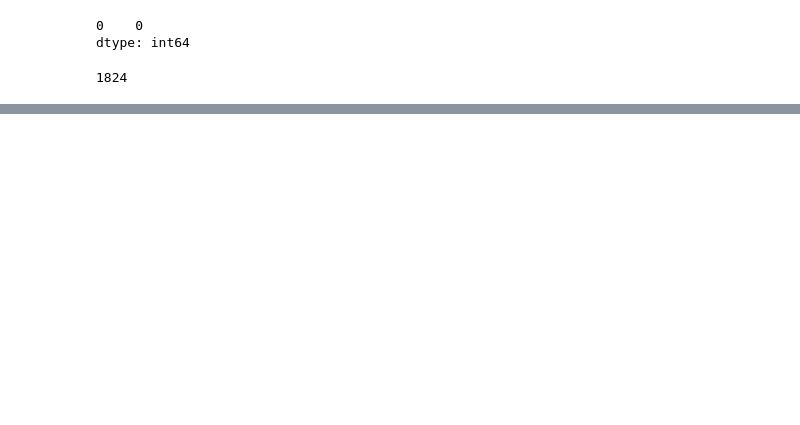
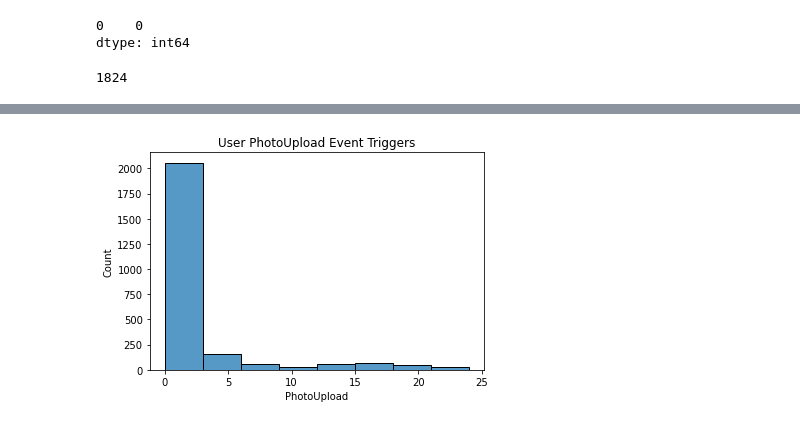
Before and after one commit to PatrickCmd/GuideBook-Data-Science, a Jupyter notebook: Guide Book Data Science Refactor.ipynb, the cells around one changed output, grey strips where cells are left out. Drawn from its saved outputs; the diff is of its cells as text; code cells hidden in the pictures; blank space fills up the shorter version.

```diff
--- a/Guide Book Data Science Refactor.ipynb
+++ b/Guide Book Data Science Refactor.ipynb
@@ -320,0 +275,8 @@ Text(0.5, 0, 'PhotoUpload')
+# %%
+import seaborn as sns
+# sns.set()
+photoupload_data = df['PhotoUpload']
+sns.histplot(photoupload_data, binwidth = 3).set_title('User PhotoUpload Event Triggers')
+plt.show()
+# %% [output]
+[figure, added]
```
Also changed, not shown: parts of 28 cells of this notebook, 17 other files.
